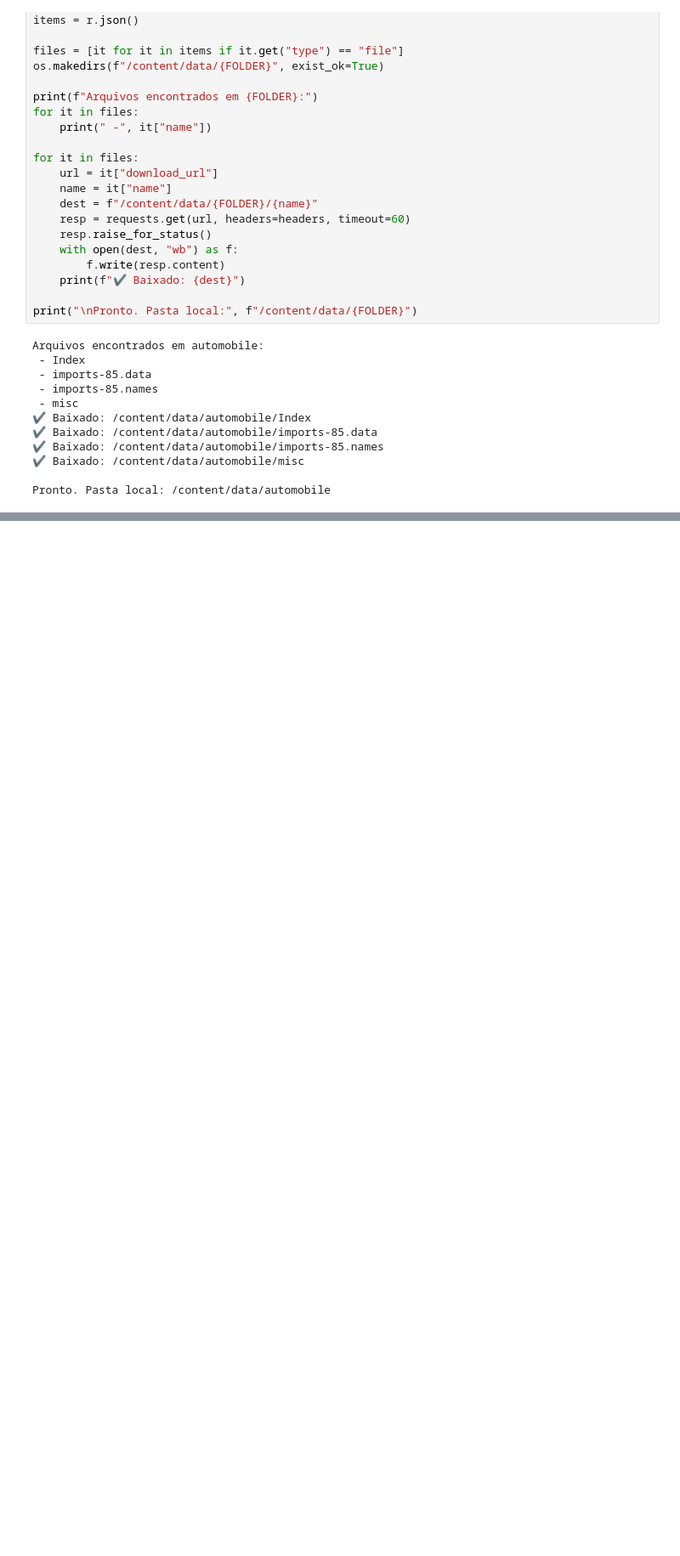
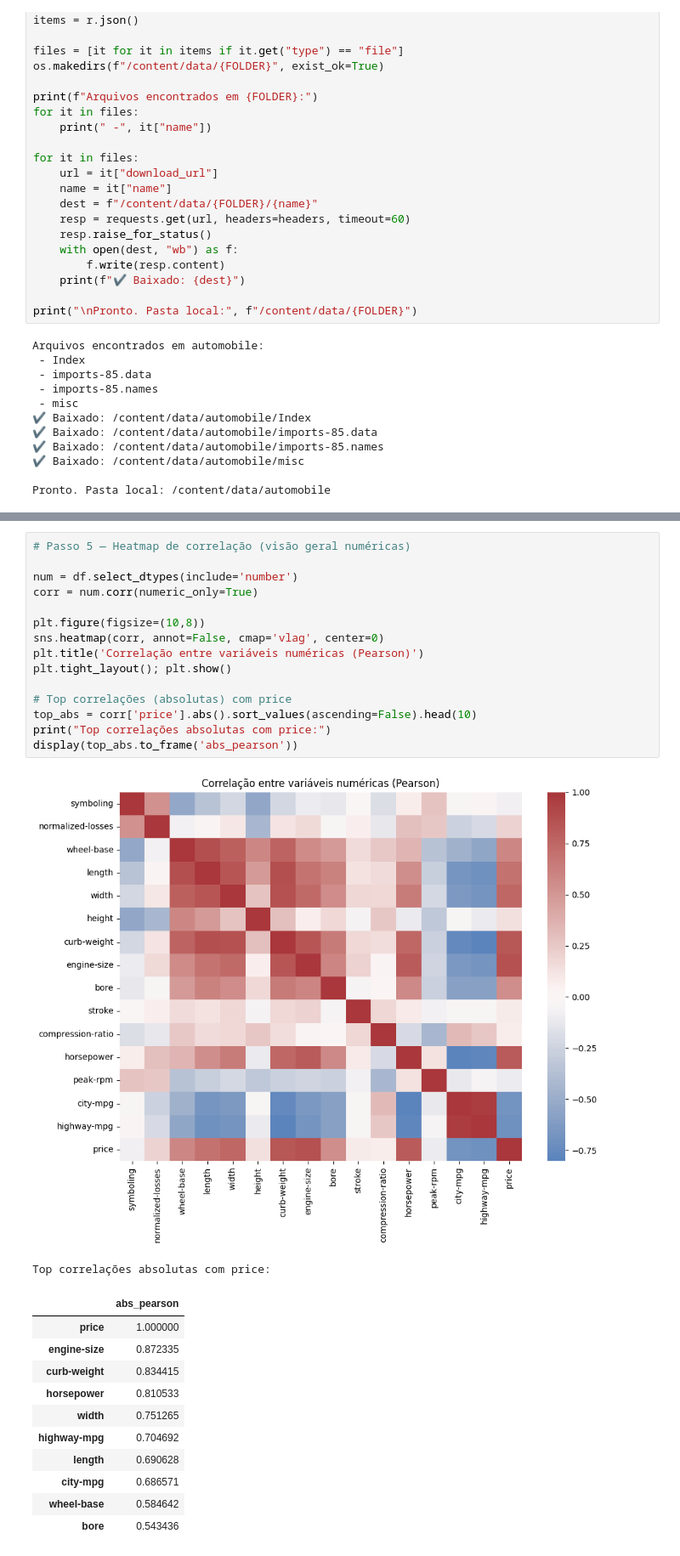
Before and after one commit to zilioalberto/Ciencia_De_Dados_Analise_Exploratoria_Parte_02, a Jupyter notebook: Análise_Exploratória_para_Modelagem_Parte_02.ipynb, the cells around one changed output, grey strips where cells are left out. Shown at 85% size. Saved outputs shown, nothing was run; the diff lists cells and outputs as text; blank space fills up the shorter version.

```diff
--- a/Análise_Exploratória_para_Modelagem_Parte_02.ipynb
+++ b/Análise_Exploratória_para_Modelagem_Parte_02.ipynb
@@ -75,0 +308,29 @@ Pronto. Pasta local: /content/data/automobile
+# %%
+# Passo 5 — Heatmap de correlação (visão geral numéricas)
+
+num = df.select_dtypes(include='number')
+corr = num.corr(numeric_only=True)
+
+plt.figure(figsize=(10,8))
+sns.heatmap(corr, annot=False, cmap='vlag', center=0)
+plt.title('Correlação entre variáveis numéricas (Pearson)')
+plt.tight_layout(); plt.show()
+
+# Top correlações (absolutas) com price
+top_abs = corr['price'].abs().sort_values(ascending=False).head(10)
+print("Top correlações absolutas com price:")
+display(top_abs.to_frame('abs_pearson'))
+# %% [output]
+[figure, added]
+Top correlações absolutas com price:
+|  | abs_pearson |
+| price | 1.000000 |
+| engine-size | 0.872335 |
+| curb-weight | 0.834415 |
+| horsepower | 0.810533 |
+| width | 0.751265 |
+| highway-mpg | 0.704692 |
+| length | 0.690628 |
+| city-mpg | 0.686571 |
+| wheel-base | 0.584642 |
+| bore | 0.543436 |
```
Also changed, not shown: parts of 6 cells of this notebook.
